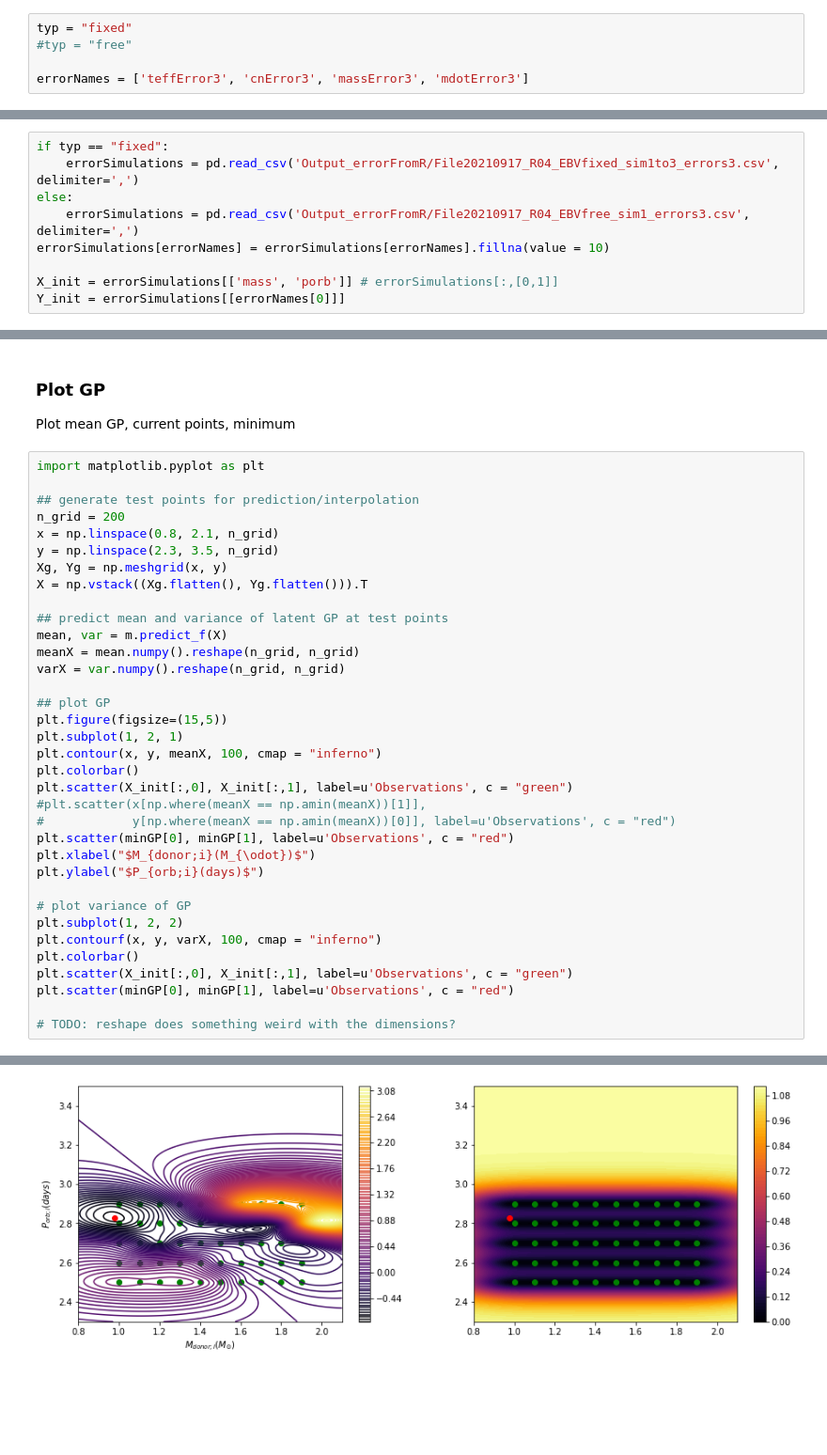
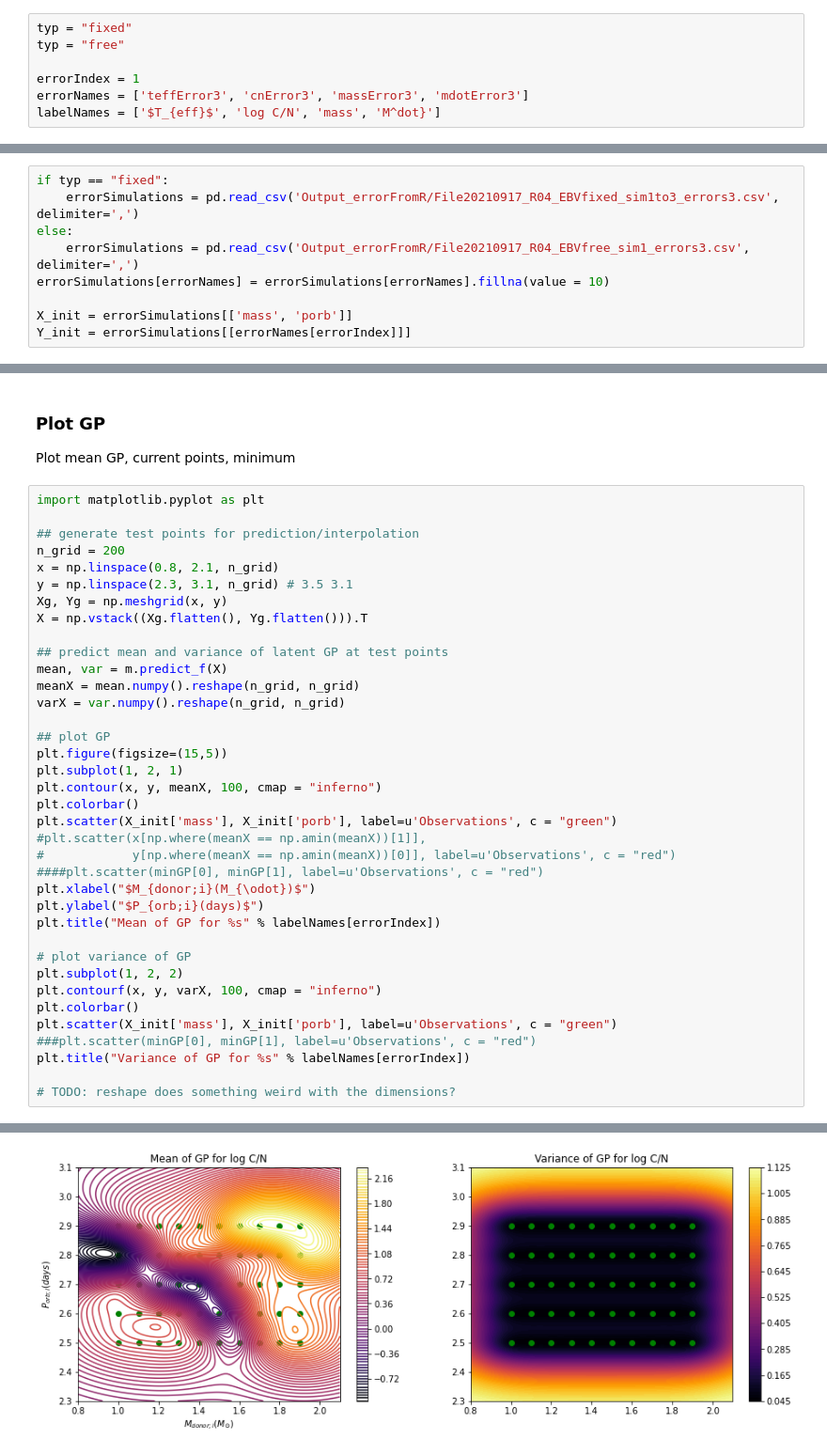
Before and after one commit to lauraguzmanrincon/GPforWD, a Jupyter notebook: GPyOpt_WD_17092021.ipynb, the cells around one changed output, grey strips where cells are left out. Shown at 94% size. Cells and saved outputs as stored; diff of their text form; blank space fills up the shorter version.

```diff
--- a/GPyOpt_WD_17092021.ipynb
+++ b/GPyOpt_WD_17092021.ipynb
@@ -27,5 +27,7 @@ from numpy import genfromtxt
 # %%
 typ = "fixed"
-#typ = "free"
+typ = "free"
 
+errorIndex = 1
 errorNames = ['teffError3', 'cnError3', 'massError3', 'mdotError3']
+labelNames = ['$T_{eff}$', 'log C/N', 'mass', 'M^dot}']
@@ -36,5 +40,5 @@ else:
     errorSimulations = pd.read_csv('Output_errorFromR/File20210917_R04_EBVfree_sim1_errors3.csv', delimiter=',')
 errorSimulations[errorNames] = errorSimulations[errorNames].fillna(value = 10)
 
-X_init = errorSimulations[['mass', 'porb']] # errorSimulations[:,[0,1]]
-Y_init = errorSimulations[[errorNames[0]]]
+X_init = errorSimulations[['mass', 'porb']]
+Y_init = errorSimulations[[errorNames[errorIndex]]]
@@ -139,7 +125,7 @@ import matplotlib.pyplot as plt
 ## generate test points for prediction/interpolation
 n_grid = 200
 x = np.linspace(0.8, 2.1, n_grid)
-y = np.linspace(2.3, 3.5, n_grid)
+y = np.linspace(2.3, 3.1, n_grid) # 3.5 3.1
 Xg, Yg = np.meshgrid(x, y)
 X = np.vstack((Xg.flatten(), Yg.flatten())).T
 
@@ -153,19 +139,21 @@ plt.figure(figsize=(15,5))
 plt.subplot(1, 2, 1)
 plt.contour(x, y, meanX, 100, cmap = "inferno")
 plt.colorbar()
-plt.scatter(X_init[:,0], X_init[:,1], label=u'Observations', c = "green")
+plt.scatter(X_init['mass'], X_init['porb'], label=u'Observations', c = "green")
 #plt.scatter(x[np.where(meanX == np.amin(meanX))[1]],
 #            y[np.where(meanX == np.amin(meanX))[0]], label=u'Observations', c = "red")
-plt.scatter(minGP[0], minGP[1], label=u'Observations', c = "red")
+####plt.scatter(minGP[0], minGP[1], label=u'Observations', c = "red")
 plt.xlabel("$M_{donor;i}(M_{\odot})$")
 plt.ylabel("$P_{orb;i}(days)$")
+plt.title("Mean of GP for %s" % labelNames[errorIndex])
 
 # plot variance of GP
 plt.subplot(1, 2, 2)
 plt.contourf(x, y, varX, 100, cmap = "inferno")
 plt.colorbar()
-plt.scatter(X_init[:,0], X_init[:,1], label=u'Observations', c = "green")
-plt.scatter(minGP[0], minGP[1], label=u'Observations', c = "red")
+plt.scatter(X_init['mass'], X_init['porb'], label=u'Observations', c = "green")
+###plt.scatter(minGP[0], minGP[1], label=u'Observations', c = "red")
+plt.title("Variance of GP for %s" % labelNames[errorIndex])
 
 # TODO: reshape does something weird with the dimensions?
 # %% [output]
@@ -173 +161 @@ plt.scatter(minGP[0], minGP[1], label=u'Observations', c = "red")
-[figure, old version]
+[figure, new version]
```
Also changed, not shown: parts of 8 cells of this notebook.
